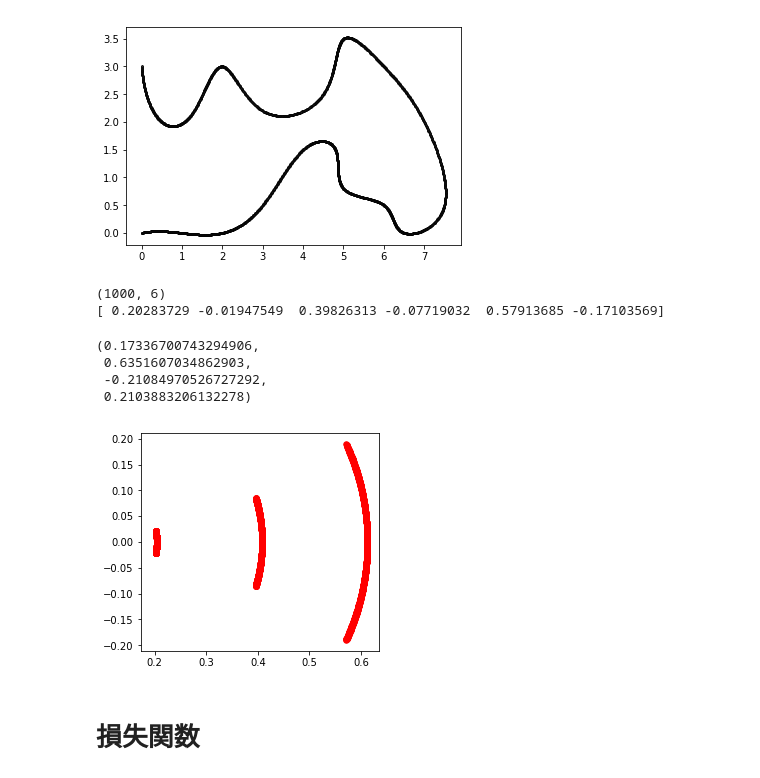
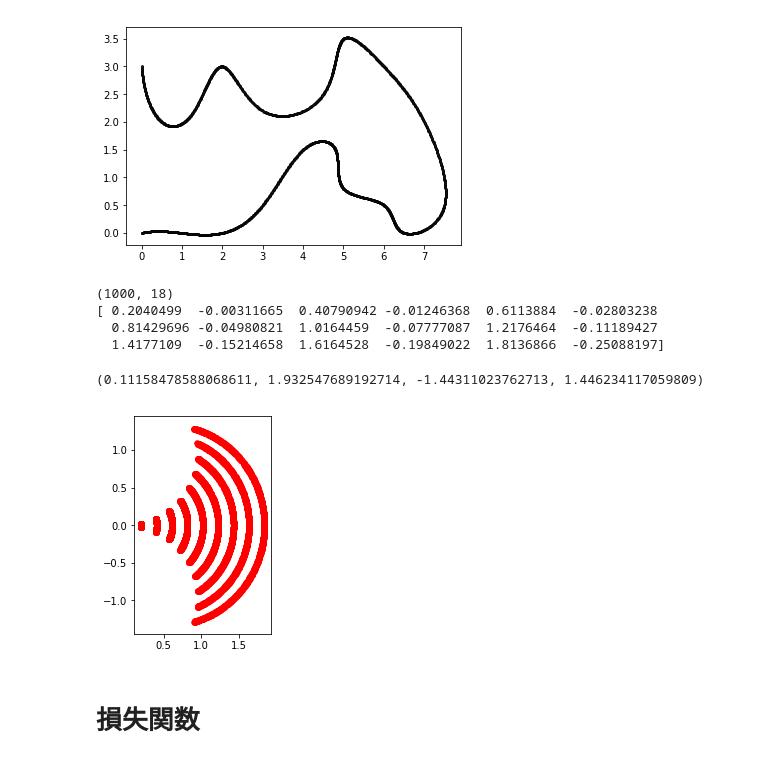
Before and after one commit to yotaseki/ParameterLearning, a Jupyter notebook: MovingCar.ipynb, the cells around one changed output. Drawn from its saved outputs; the diff is of its cells as text; code cells hidden in the pictures.

Commit message:
9step learning

```diff
--- a/MovingCar.ipynb
+++ b/MovingCar.ipynb
@@ -294,39 +294,39 @@ print(test_path)
  [0.0000e+00 3.0000e+00 1.6801e+00]]
 [figure]
 # %%
+# 訓練データのパラメータ
 data_num = 1000
-data_len = 3 * 2 #(3step , X-Y)
+data_len = 9 * 2 #(3step , X-Y)
+space = 10
 
 def get_path_data(data_num, data_len):
-    data = np.empty((1,6),dtype=np.float32)
+    data = np.empty((0,data_len),dtype=np.float32)
     l = 10 # 円弧の長さ
     for i in range(data_num):
         rand_rad = np.random.rand() * (2*np.pi/3) - np.pi/3 # 回転範囲 -60 ~ 60
         path = make_arc_path_2(l,rand_rad)
-        path_es, idx_list = get_evenly_spaced_points(path, 0.1)
+        path_es, idx_list = get_evenly_spaced_points(path, space/1000)
         via_path = path_es[0:data_len/2]
         data = np.vstack((data,via_path.flatten()))
         #data = np.vstack((data,[via_path]))
-    return data[1:len(data)]
+    return data
 
 train_data = get_path_data(data_num,data_len)
 train_data = np.array(train_data,dtype=np.float32)
 print(train_data.shape)
 print(train_data[0])
 if gpu_index >= 0:
     td = np.asnumpy(train_data)
-plt.scatter(td[:,0],td[:,1],c="red",edgecolor="red",s=30,marker="o")
-plt.scatter(td[:,2],td[:,3],c="red",edgecolor="red",s=30,marker="o")
-plt.scatter(td[:,4],td[:,5],c="red",edgecolor="red",s=30,marker="o")
+for i in range(0,data_len-1,2):
+    plt.scatter(td[:,i],td[:,i+1],c="red",edgecolor="red",s=30,marker="o")
 plt.axis('scaled')
 # %% [output]
-(1000, 6)
-[ 0.20283729 -0.01947549  0.39826313 -0.07719032  0.57913685 -0.17103569]
+(1000, 18)
+[ 0.2040499  -0.00311665  0.40790942 -0.01246368  0.6113884  -0.02803238
+  0.81429696 -0.04980821  1.0164459  -0.07777087  1.2176464  -0.11189427
+  1.4177109  -0.15214658  1.6164528  -0.19849022  1.8136866  -0.25088197]
-(0.17336700743294906,
- 0.6351607034862903,
- -0.21084970526727292,
- 0.2103883206132278)
+(0.11158478588068611, 1.932547689192714, -1.44311023762713, 1.446234117059809)
-[figure, old version]
+[figure, new version]
 # %% [markdown]
 # 損失関数
 # %%
```
Also changed, not shown: parts of 11 cells of this notebook.
